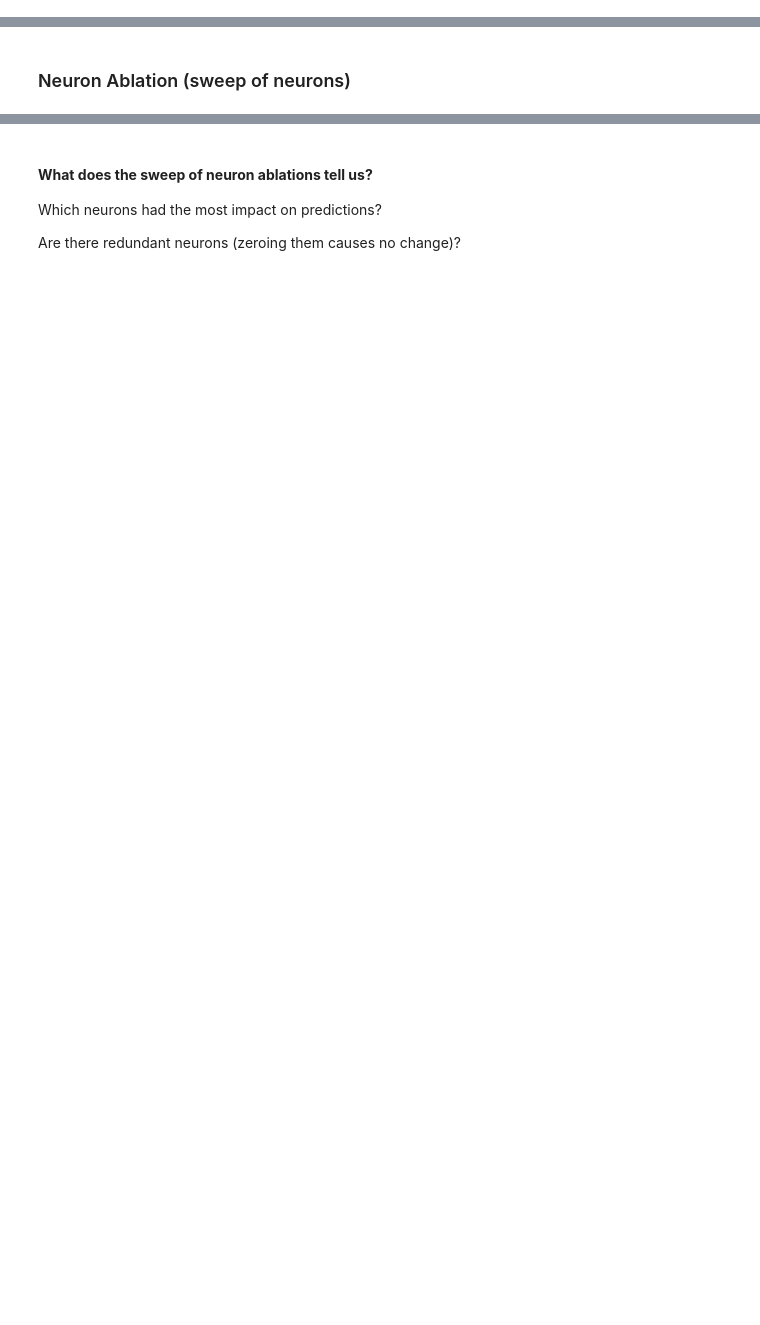
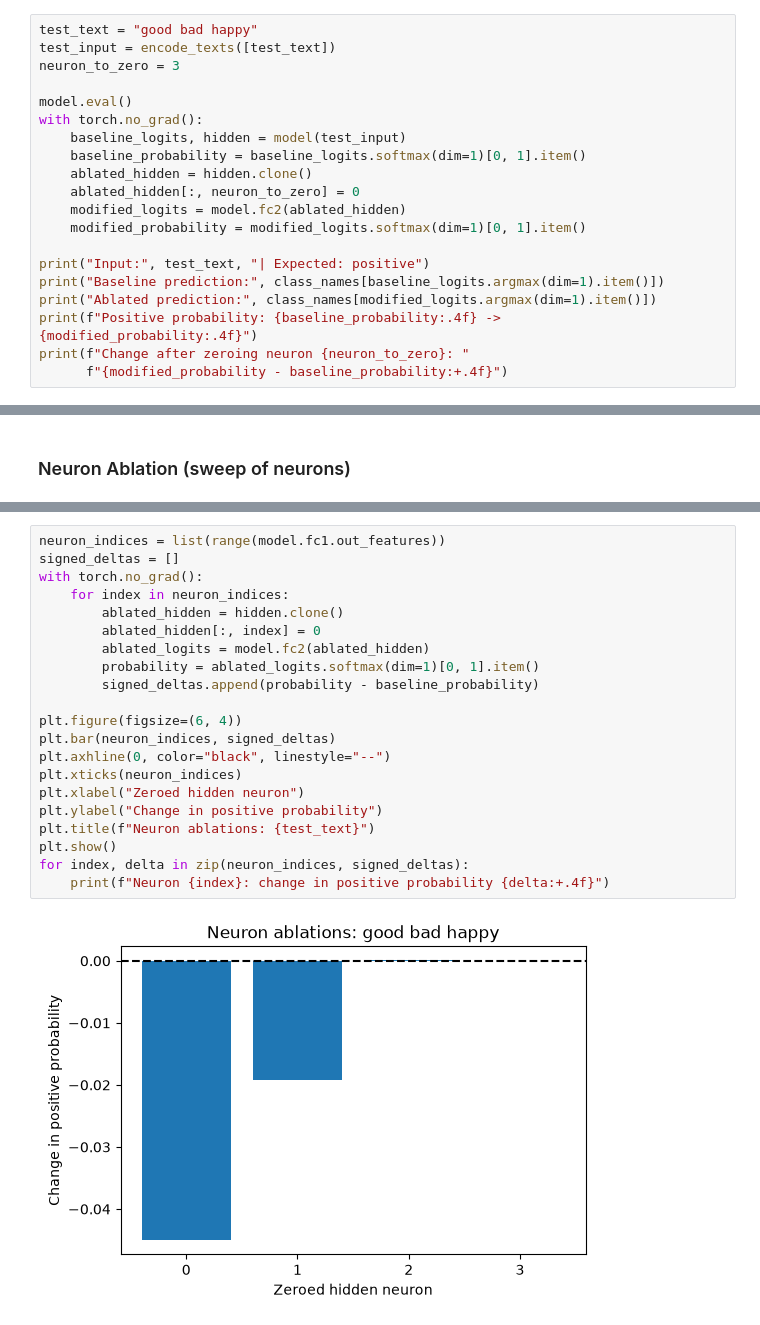
Before and after one commit to ammylin/AIPI590_mechanistic_interpretability_wk7, a Jupyter notebook: mechanistic_interp_starter.ipynb, the cells around one changed output, grey strips where cells are left out. Drawn from its saved outputs; the diff is of its cells as text; blank space fills up the shorter version.

```diff
--- a/mechanistic_interp_starter.ipynb
+++ b/mechanistic_interp_starter.ipynb
@@ -228,0 +220,20 @@ If the prediction changes significantly after zeroing out a neuron, that neuron
+# %%
+test_text = "good bad happy"
+test_input = encode_texts([test_text])
+neuron_to_zero = 3
+
+model.eval()
+with torch.no_grad():
+    baseline_logits, hidden = model(test_input)
+    baseline_probability = baseline_logits.softmax(dim=1)[0, 1].item()
+    ablated_hidden = hidden.clone()
+    ablated_hidden[:, neuron_to_zero] = 0
+    modified_logits = model.fc2(ablated_hidden)
+    modified_probability = modified_logits.softmax(dim=1)[0, 1].item()
+
+print("Input:", test_text, "| Expected: positive")
+print("Baseline prediction:", class_names[baseline_logits.argmax(dim=1).item()])
+print("Ablated prediction:", class_names[modified_logits.argmax(dim=1).item()])
+print(f"Positive probability: {baseline_probability:.4f} -> {modified_probability:.4f}")
+print(f"Change after zeroing neuron {neuron_to_zero}: "
+      f"{modified_probability - baseline_probability:+.4f}")
@@ -288,6 +254,23 @@ Neuron 8 → Prediction decreased by 1.92
-# %% [markdown]
-#### **What does the sweep of neuron ablations tell us?**
-
-Which neurons had the most impact on predictions?
-
-Are there redundant neurons (zeroing them causes no change)?
+# %%
+neuron_indices = list(range(model.fc1.out_features))
+signed_deltas = []
+with torch.no_grad():
+    for index in neuron_indices:
+        ablated_hidden = hidden.clone()
+        ablated_hidden[:, index] = 0
+        ablated_logits = model.fc2(ablated_hidden)
+        probability = ablated_logits.softmax(dim=1)[0, 1].item()
+        signed_deltas.append(probability - baseline_probability)
+
+plt.figure(figsize=(6, 4))
+plt.bar(neuron_indices, signed_deltas)
+plt.axhline(0, color="black", linestyle="--")
+plt.xticks(neuron_indices)
+plt.xlabel("Zeroed hidden neuron")
+plt.ylabel("Change in positive probability")
+plt.title(f"Neuron ablations: {test_text}")
+plt.show()
+for index, delta in zip(neuron_indices, signed_deltas):
+    print(f"Neuron {index}: change in positive probability {delta:+.4f}")
+# %% [output]
+[figure, added]
```
Also changed, not shown: parts of 27 cells of this notebook.
